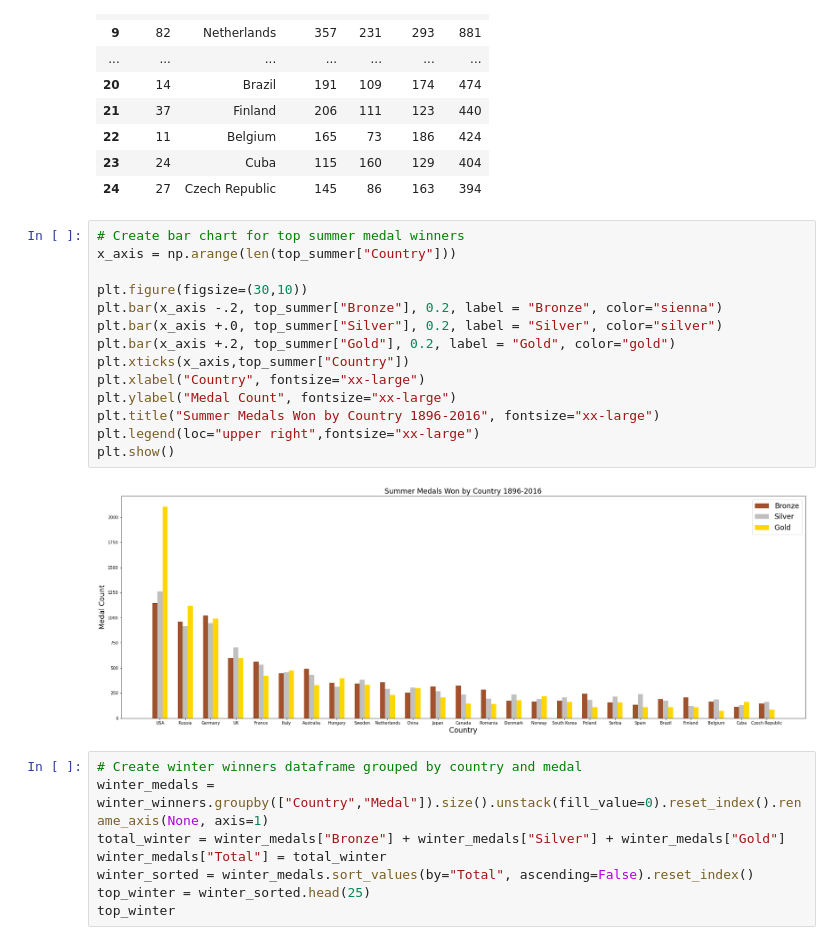
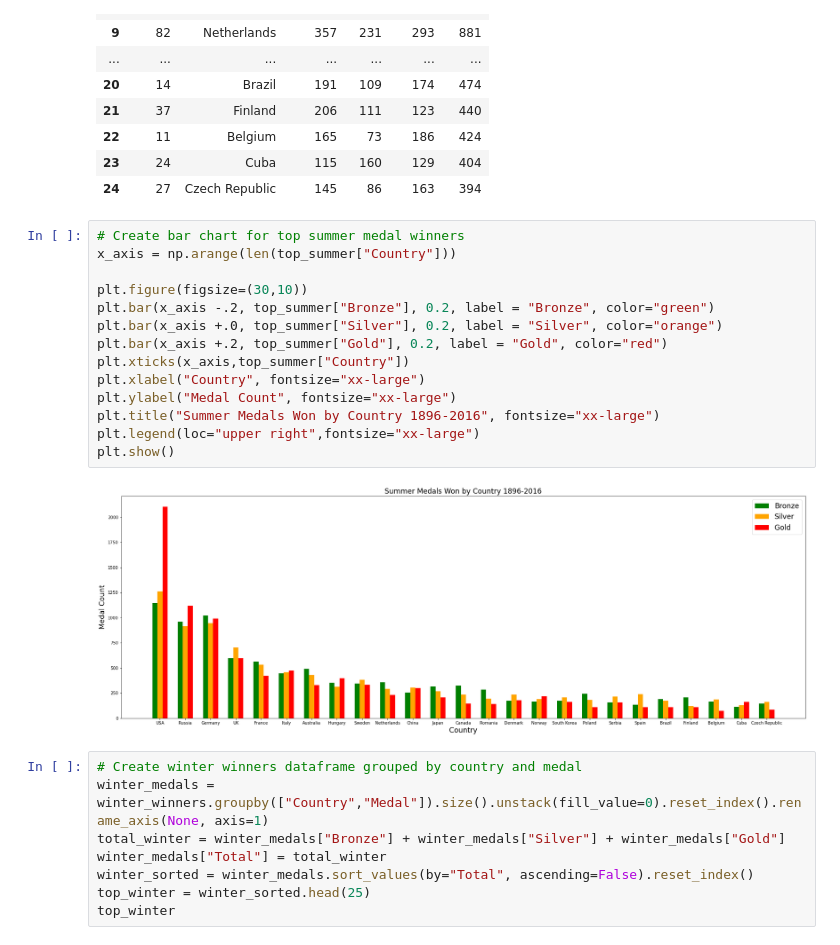
Before and after one commit to sissa81/project1, a Jupyter notebook: olympics.ipynb, the cells around one changed output. Saved outputs shown, nothing was run; the diff lists cells and outputs as text.

```diff
--- a/olympics.ipynb
+++ b/olympics.ipynb
@@ -155,19 +179,19 @@ top_summer
 # %%
 # Create bar chart for top summer medal winners
 x_axis = np.arange(len(top_summer["Country"]))
 
 plt.figure(figsize=(30,10))
-plt.bar(x_axis -.2, top_summer["Bronze"], 0.2, label = "Bronze", color="sienna")
-plt.bar(x_axis +.0, top_summer["Silver"], 0.2, label = "Silver", color="silver")
-plt.bar(x_axis +.2, top_summer["Gold"], 0.2, label = "Gold", color="gold")
+plt.bar(x_axis -.2, top_summer["Bronze"], 0.2, label = "Bronze", color="green")
+plt.bar(x_axis +.0, top_summer["Silver"], 0.2, label = "Silver", color="orange")
+plt.bar(x_axis +.2, top_summer["Gold"], 0.2, label = "Gold", color="red")
 plt.xticks(x_axis,top_summer["Country"])
 plt.xlabel("Country", fontsize="xx-large")
 plt.ylabel("Medal Count", fontsize="xx-large")
 plt.title("Summer Medals Won by Country 1896-2016", fontsize="xx-large")
 plt.legend(loc="upper right",fontsize="xx-large")
 plt.show()
 # %% [output]
-[figure, old version]
+[figure, new version]
 # %%
 # Create winter winners dataframe grouped by country and medal
 winter_medals = winter_winners.groupby(["Country","Medal"]).size().unstack(fill_value=0).reset_index().rename_axis(None, axis=1)
```
Also changed, not shown: parts of 14 cells of this notebook.
